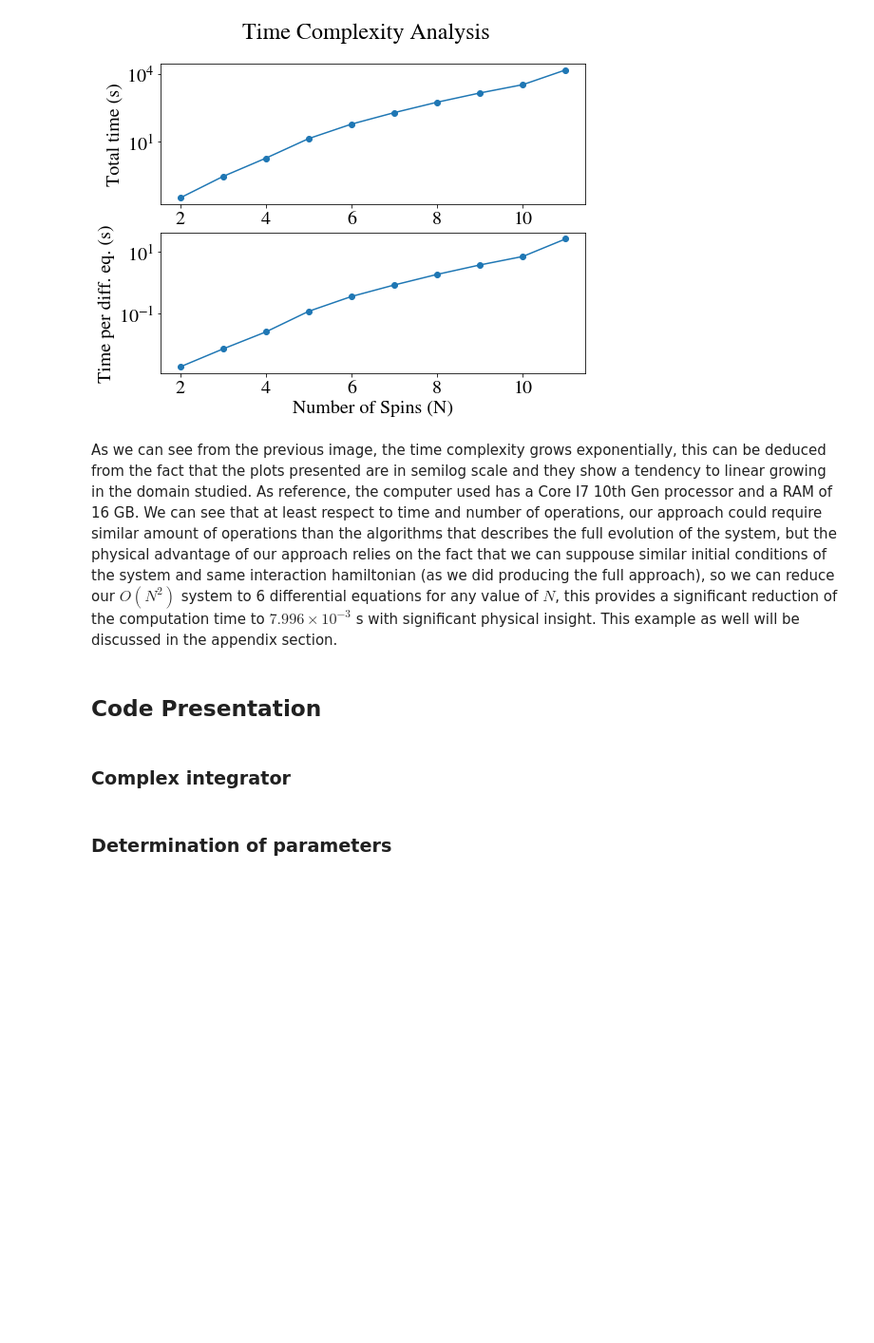
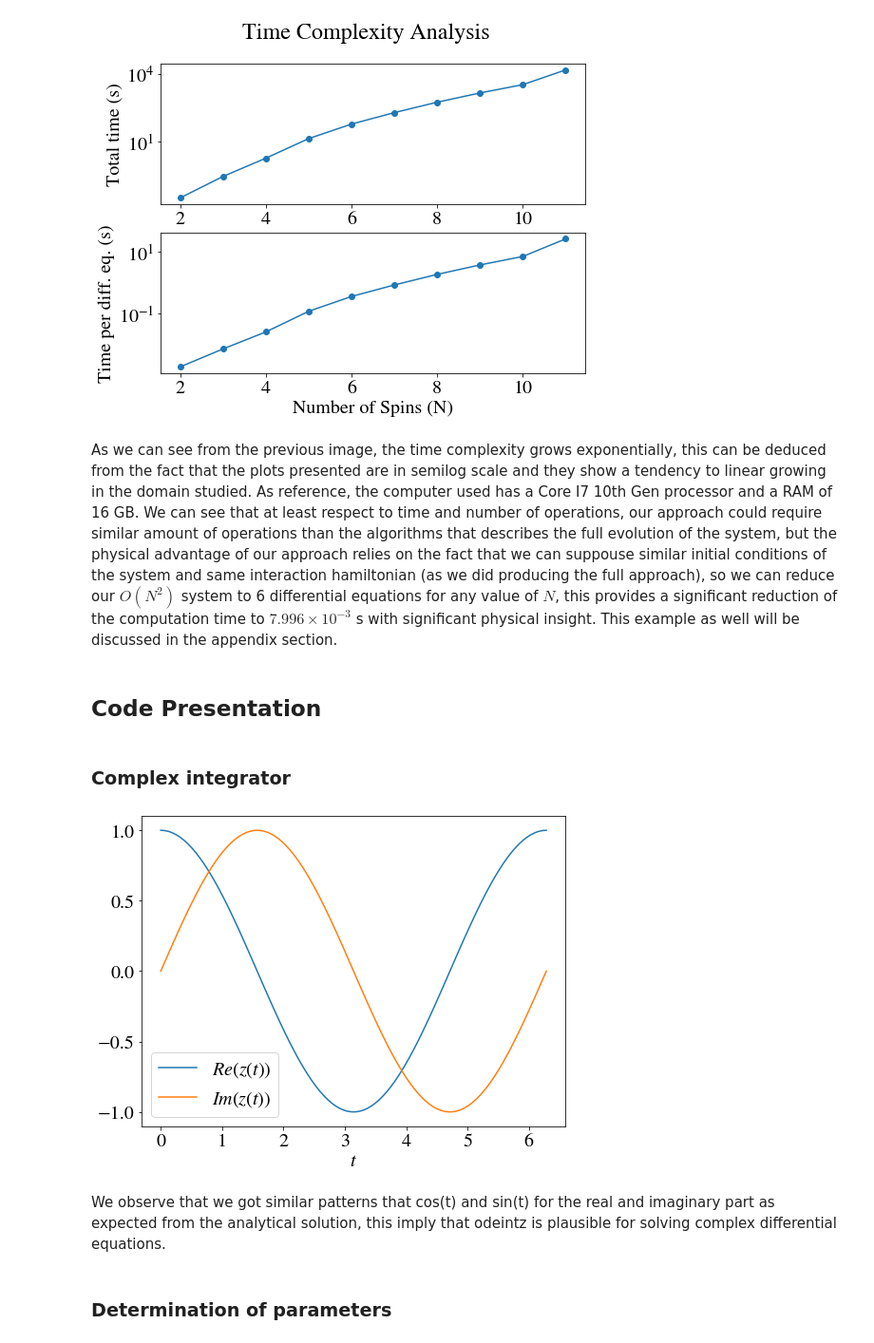
Before and after one commit to eckast161/PHYS_5070, a Jupyter notebook: CND.ipynb, the cells around one changed output. Shown: that part at 95% size. Saved outputs shown, nothing was run; the diff lists cells and outputs as text; code cells hidden in the pictures; blank space fills up the shorter version.

```diff
--- a/CND.ipynb
+++ b/CND.ipynb
@@ -173,7 +169,23 @@ from scipy.integrate import odeint
 
 
 def odeintz(func, z0, t, **kwargs):
-    """An odeint-like function for complex valued differential equations."""
+
+
+    """An odeint-like function for complex valued differential equations.
+
+    Inputs:
+    ----------
+      -func: function associated to dr/dt=f(x;t), where x is the set of parameters and variables to be determined
+      -z0: 1d array with length N*(5N-1)/2
+      -t: 1d array from t=0 to t=tf (parameter set by the user)
+      - **kwargs: keyword arguments related with external functions to be used in odeint
+
+    Return:
+      -z: multivariable array with the solution of the differential equation associated with each variable"""
+
+
+
+
 
     # Disallow Jacobian-related arguments.
     _unsupported_odeint_args = ['Dfun', 'col_deriv', 'ml', 'mu']
@@ -202,5 +214,43 @@ def odeintz(func, z0, t, **kwargs):
     else:
         z = result.view(np.complex128)
         return z
+# %%
+#Just to double-check if the integrator gives plausible result we will solve the IVP
+
+#dz/dt=1j*z with z(0)=1 with analytical solution z(t)=cos(t)+1j*sin(t)
+
+z0=[1]
+def zfunc(z, t):
+    """Routine for solving dz/dt=1j*z.
+
+    Inputs:
+    ----------
+      -z: array which summarizes the variables
+      -t: 1d array which provides the time domain with a given number of steps
+
+    Return:
+      -array: array with the RHS of the differential equation dr/dt=f(r,t)"""
+
+
+    dzdt=1j*z[0]
+    return [dzdt]
+
+    # Set up the inputs and call odeintz to solve the system.
+
+init_time=0
+final_time=2*np.pi
+steps=100
+t = np.linspace(init_time, final_time, steps)
+z, infodict = odeintz(zfunc, z0, t, full_output=1)
+z
+
+plt.plot(t,np.real(z[:,0]),label="$Re(z(t))$")
+plt.plot(t,np.imag(z[:,0]),label="$Im(z(t))$")
+plt.xlabel("$t$")
+plt.legend();
+# %% [output]
+[figure, added]
+# %% [markdown]
+We observe that we got similar patterns that cos(t) and sin(t) for the real and imaginary part as expected from the analytical solution, this imply that odeintz is plausible for solving complex differential equations.
 # %% [markdown]
 ### Determination of parameters
```
Also changed, not shown: parts of 115 cells of this notebook.
